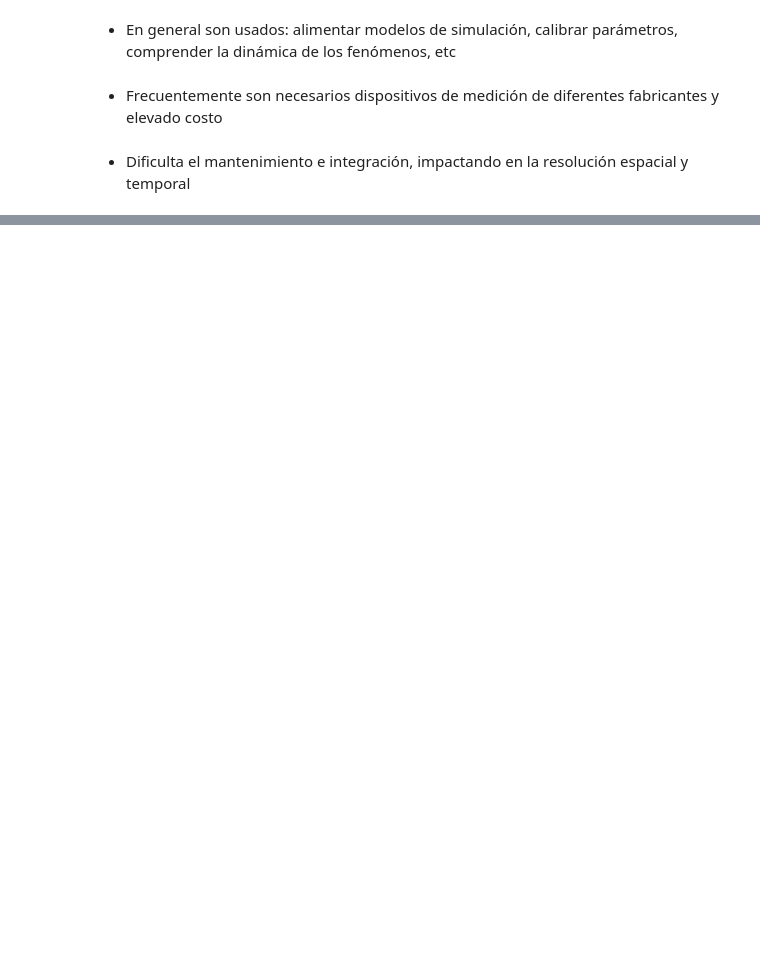
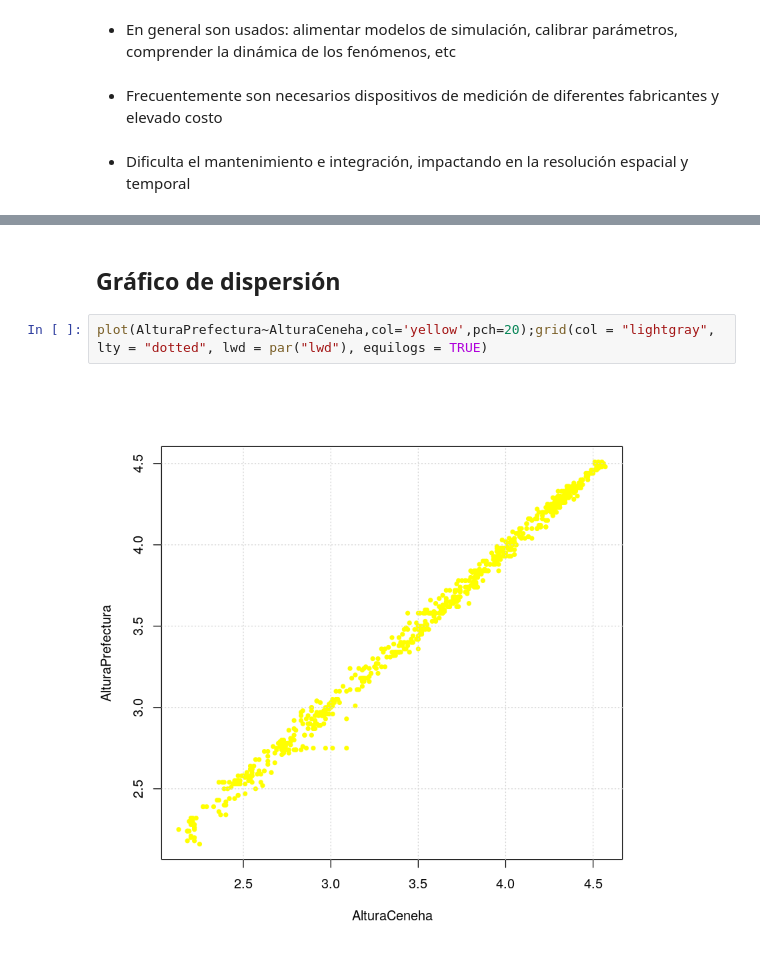
Before and after one commit to emilopez/intro-R, a Jupyter notebook: tp-final/tf-slides.ipynb, the cells around one changed output, grey strips where cells are left out. Saved outputs shown, nothing was run; the diff lists cells and outputs as text; blank space fills up the shorter version.

```diff
--- a/tp-final/tf-slides.ipynb
+++ b/tp-final/tf-slides.ipynb
@@ -527,0 +114,6 @@ c(dif-z*SE, dif+z*SE)
+# %% [markdown]
+## Gráfico de dispersión
+# %%
+plot(AlturaPrefectura~AlturaCeneha,col='yellow',pch=20);grid(col = "lightgray", lty = "dotted", lwd = par("lwd"), equilogs = TRUE)
+# %% [output]
+[figure, added]
```
Also changed, not shown: parts of 100 cells of this notebook.
